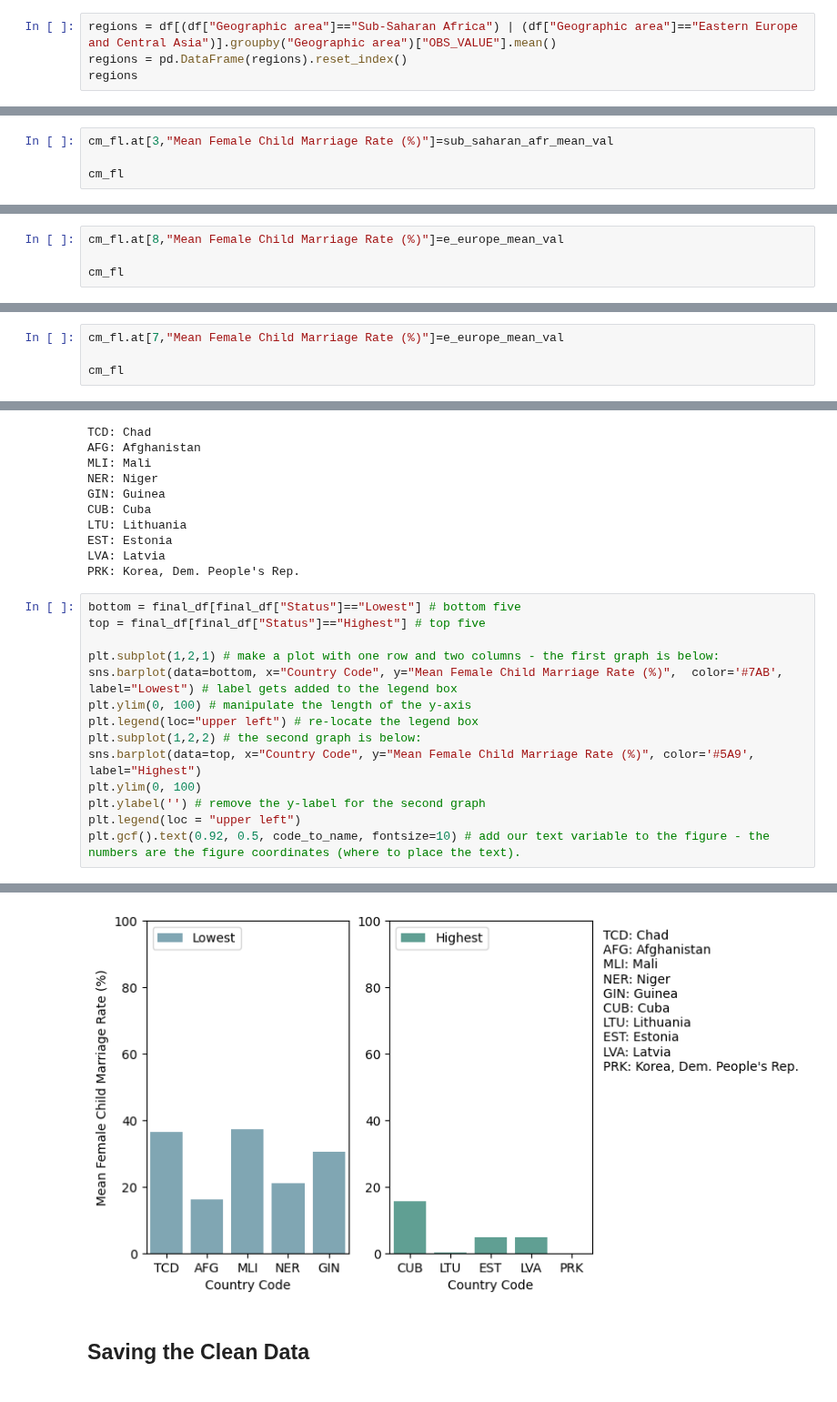
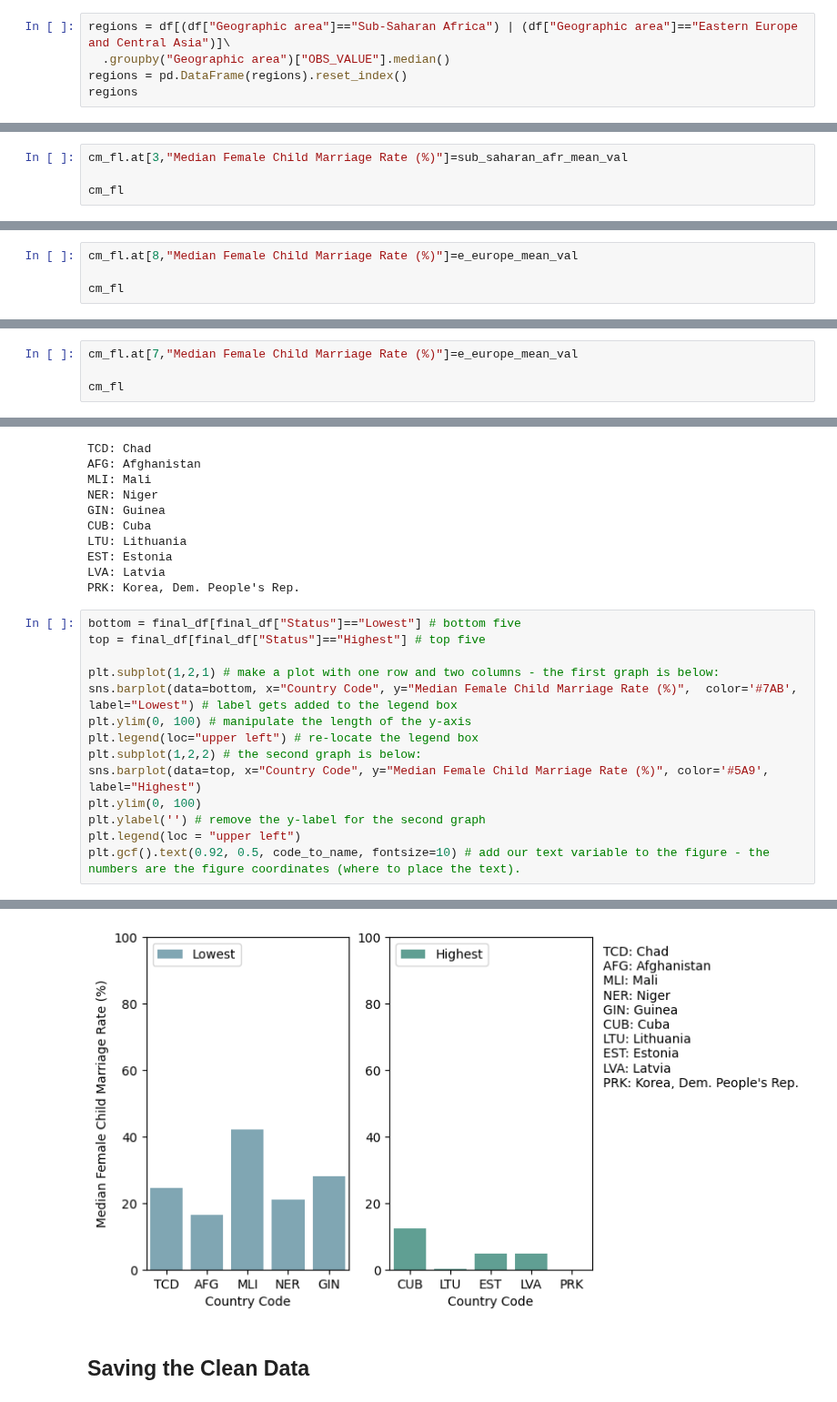
Before and after one commit to nf-97/literacy-project, a Jupyter notebook: child-marriage-dc.ipynb, the cells around one changed output, grey strips where cells are left out. Shown at 91% size. Saved outputs shown, nothing was run; the diff lists cells and outputs as text.

Commit message:
changed the mean to the median, added an explanation for the median

```diff
--- a/child-marriage-dc.ipynb
+++ b/child-marriage-dc.ipynb
@@ -365,7 +364,8 @@ We could use the value for Sub-Saharan Africa to represent Niger (Niger is situa
 # %% [markdown]
 Get the mean for each of the two target regions:
 # %%
-regions = df[(df["Geographic area"]=="Sub-Saharan Africa") | (df["Geographic area"]=="Eastern Europe and Central Asia")].groupby("Geographic area")["OBS_VALUE"].mean()
+regions = df[(df["Geographic area"]=="Sub-Saharan Africa") | (df["Geographic area"]=="Eastern Europe and Central Asia")]\
+  .groupby("Geographic area")["OBS_VALUE"].median()
 regions = pd.DataFrame(regions).reset_index()
 regions
 # %% [output]
@@ -399,7 +399,7 @@ Niger is at index 3.
 # %% [markdown]
 Switch the current value at index 3 in the "Mean Female Child Marriage Rate (%)" column to the float in the sub_saharan_afr_mean_val variable:
 # %%
-cm_fl.at[3,"Mean Female Child Marriage Rate (%)"]=sub_saharan_afr_mean_val
+cm_fl.at[3,"Median Female Child Marriage Rate (%)"]=sub_saharan_afr_mean_val
 
 cm_fl
 # %% [output]
@@ -427,7 +427,7 @@ Latvia is at index 8.
 # %% [markdown]
 Switch the value at index 8 to the float within the e_europe_mean_val variable:
 # %%
-cm_fl.at[8,"Mean Female Child Marriage Rate (%)"]=e_europe_mean_val
+cm_fl.at[8,"Median Female Child Marriage Rate (%)"]=e_europe_mean_val
 
 cm_fl
 # %% [output]
@@ -453,7 +453,7 @@ Estonia is at index 7.
 # %% [markdown]
 Switch the value at index 7 to the float within the e_europe_mean_val variable:
 # %%
-cm_fl.at[7,"Mean Female Child Marriage Rate (%)"]=e_europe_mean_val
+cm_fl.at[7,"Median Female Child Marriage Rate (%)"]=e_europe_mean_val
 
 cm_fl
 # %% [output]
@@ -512,20 +561,20 @@ PRK: Korea, Dem. People's Rep.
 # %%
 bottom = final_df[final_df["Status"]=="Lowest"] # bottom five
 top = final_df[final_df["Status"]=="Highest"] # top five
 
 plt.subplot(1,2,1) # make a plot with one row and two columns - the first graph is below:
-sns.barplot(data=bottom, x="Country Code", y="Mean Female Child Marriage Rate (%)",  color='#7AB', label="Lowest") # label gets added to the legend box
+sns.barplot(data=bottom, x="Country Code", y="Median Female Child Marriage Rate (%)",  color='#7AB', label="Lowest") # label gets added to the legend box
 plt.ylim(0, 100) # manipulate the length of the y-axis
 plt.legend(loc="upper left") # re-locate the legend box
 plt.subplot(1,2,2) # the second graph is below:
-sns.barplot(data=top, x="Country Code", y="Mean Female Child Marriage Rate (%)", color='#5A9', label="Highest")
+sns.barplot(data=top, x="Country Code", y="Median Female Child Marriage Rate (%)", color='#5A9', label="Highest")
 plt.ylim(0, 100)
 plt.ylabel('') # remove the y-label for the second graph
 plt.legend(loc = "upper left")
 plt.gcf().text(0.92, 0.5, code_to_name, fontsize=10) # add our text variable to the figure - the numbers are the figure coordinates (where to place the text).
 # %% [output]
 Text(0.92, 0.5, "TCD: Chad\nAFG: Afghanistan\nMLI: Mali\nNER: Niger\nGIN: Guinea\nCUB: Cuba\nLTU: Lithuania\nEST: Estonia\nLVA: Latvia\nPRK: Korea, Dem. People's Rep.\n")
-[figure, old version]
+[figure, new version]
 # %% [markdown]
 ## Saving the Clean Data
 # %% [markdown]
```
Also changed, not shown: parts of 29 cells of this notebook.
